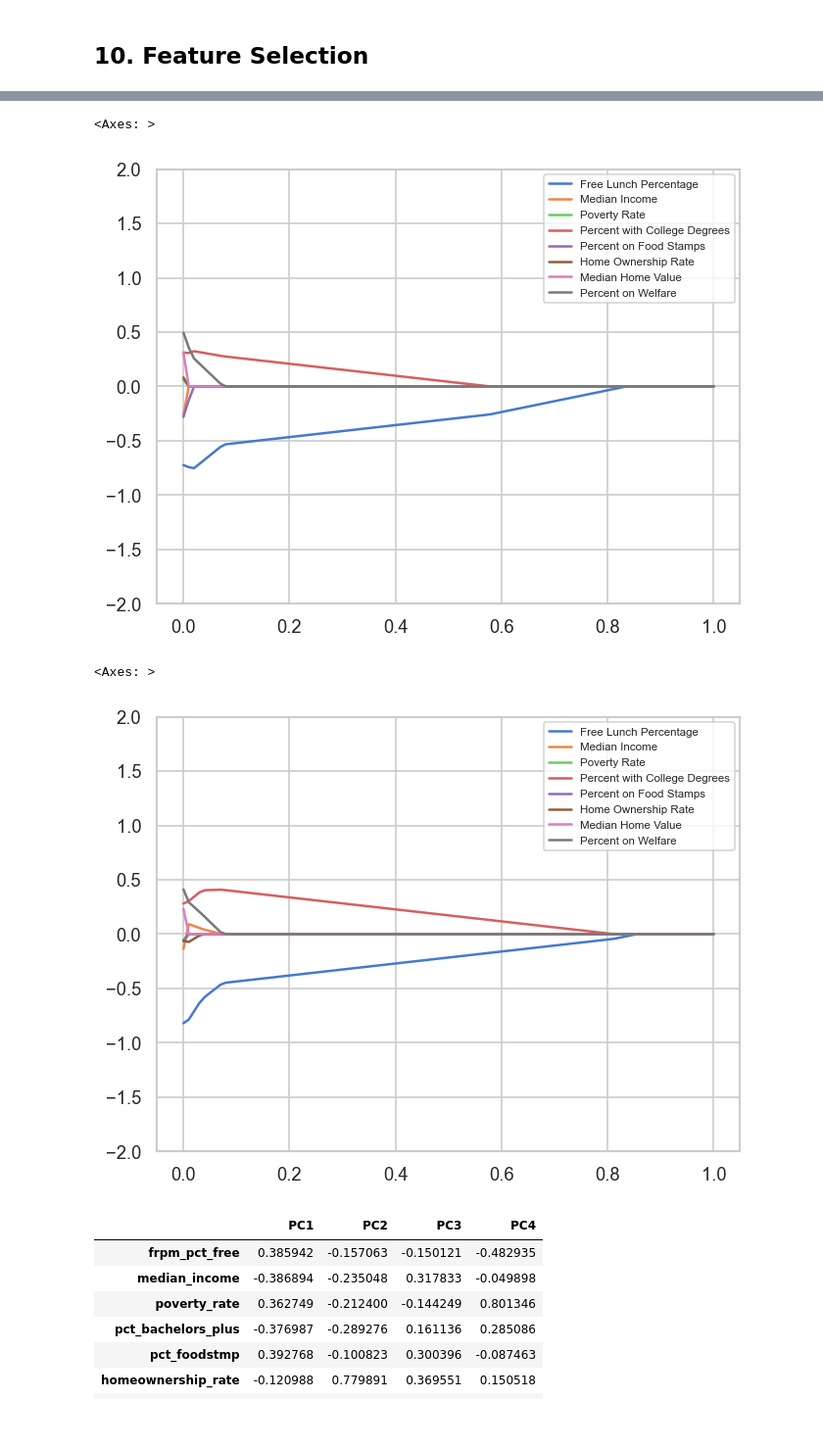
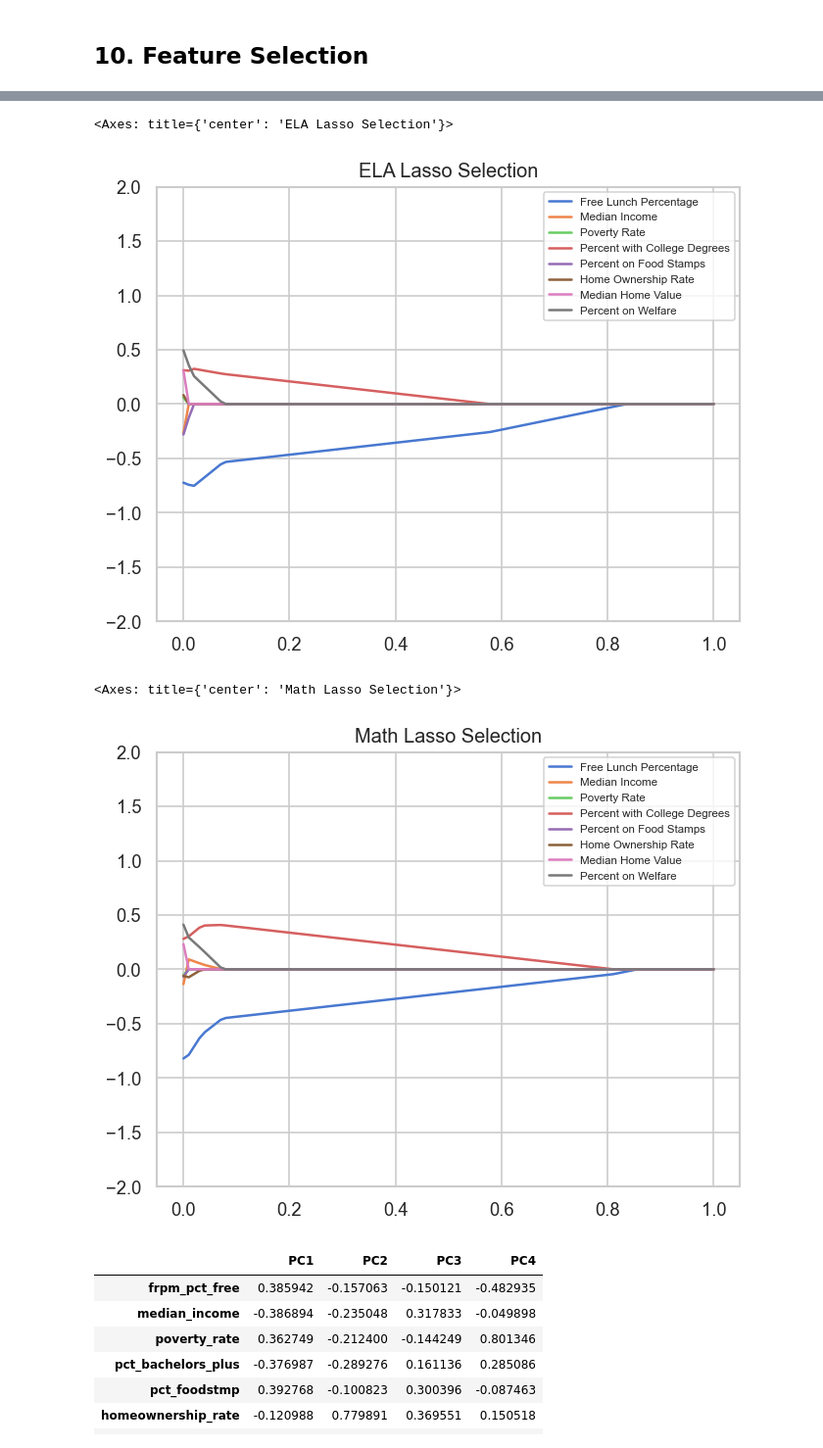
Before and after one commit to andrewyounucsd/math189-final-project, a Jupyter notebook: math189_final_project.ipynb, the cells around one changed output, grey strips where cells are left out. Shown at 98% size. Saved outputs shown, nothing was run; the diff lists cells and outputs as text; code cells hidden in the pictures.

```diff
--- a/math189_final_project.ipynb
+++ b/math189_final_project.ipynb
@@ -1069,29 +1080,29 @@ nameMap = {
     'pct_welfare':        'Percent on Welfare'
 }
 
-ax = pd.DataFrame(coef, lambdas).rename(columns=nameMap).drop(columns=['Intercept'], errors='ignore').plot(kind='line', ylim=(-2, 2))
+ax = pd.DataFrame(coef, lambdas).rename(columns=nameMap).drop(columns=['Intercept'], errors='ignore').plot(kind='line', ylim=(-2, 2),title='ELA Lasso Selection')
 ax.legend(loc='upper right', fontsize='xx-small')
 ax
 # %% [output]
-<Axes: >
+<Axes: title={'center': 'ELA Lasso Selection'}>
-[figure, old version]
+[figure, new version]
 # %%
 # Math Lasso
 fullModelFormula_math = 'pct_met_Math ~ ' + '+'.join(
     df_scaled.columns.drop(['pct_met_ELA', 'pct_met_Math'])
 )
 
 lambdas = np.arange(0, 1.01, 0.01)
 coef = []
 for lam in lambdas:
     coef.append(smf.ols(fullModelFormula_math, df_scaled).fit_regularized(alpha=lam, L1_wt=1).params)
 
-ax = pd.DataFrame(coef, lambdas).rename(columns=nameMap).drop(columns=['Intercept'], errors='ignore').plot(kind='line', ylim=(-2, 2))
+ax = pd.DataFrame(coef, lambdas).rename(columns=nameMap).drop(columns=['Intercept'], errors='ignore').plot(kind='line', ylim=(-2, 2),title='Math Lasso Selection')
 ax.legend(loc='upper right', fontsize='xx-small')
 ax
 # %% [output]
-<Axes: >
+<Axes: title={'center': 'Math Lasso Selection'}>
-[figure, old version]
+[figure, new version]
 # %%
 # Principal Component Analysis
 pca = PCA(n_components=0.95)
```
Also changed, not shown: parts of 10 cells of this notebook.
